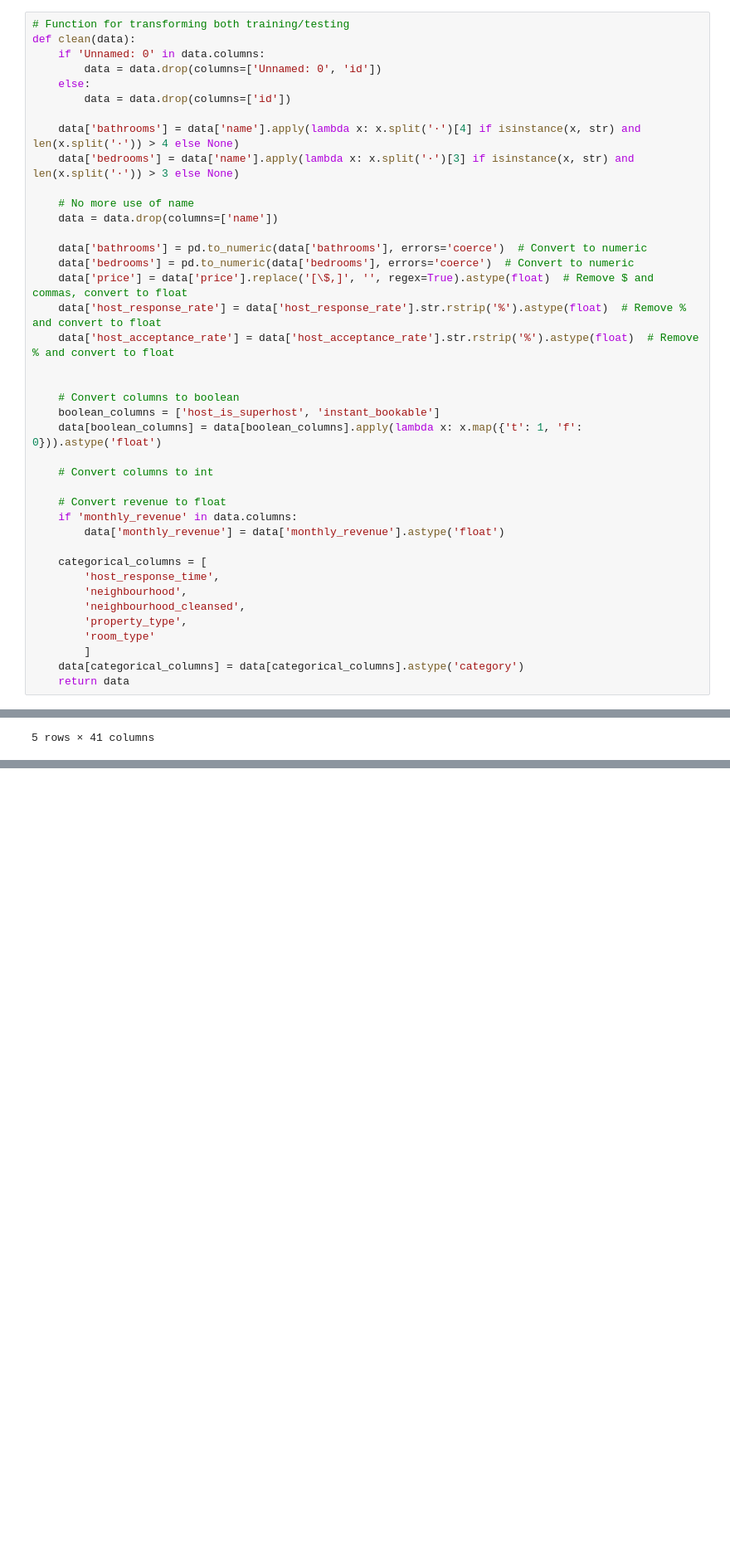
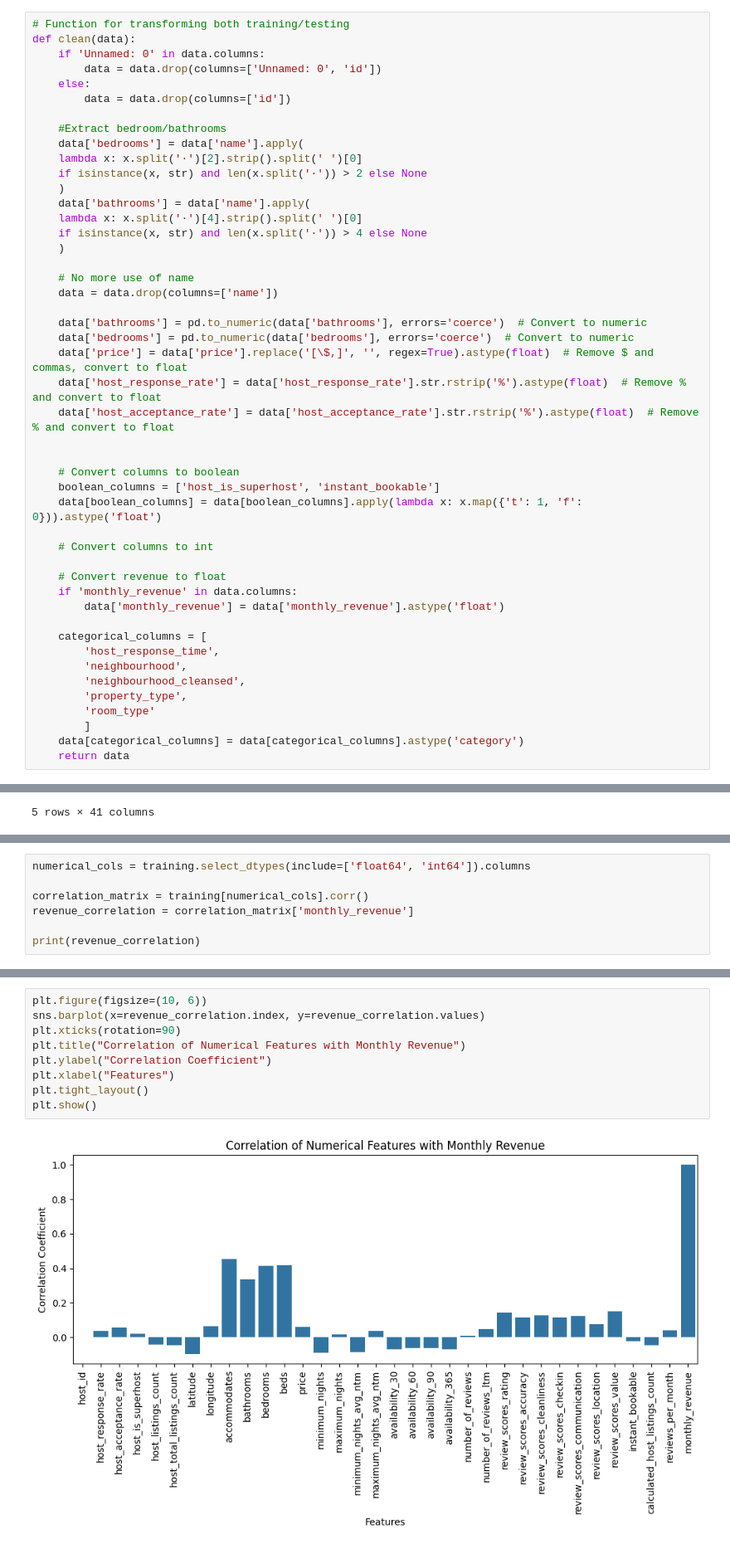
Before and after one commit to the-anh-hoang/WiDSCase, a Jupyter notebook: wrangle.ipynb, the cells around one changed output, grey strips where cells are left out. Shown: that part at 83% size. Cells and saved outputs as stored; diff of their text form; blank space fills up the shorter version.

```diff
--- a/wrangle.ipynb
+++ b/wrangle.ipynb
@@ -8,8 +10,15 @@ def clean(data):
     else:
         data = data.drop(columns=['id'])
 
-    data['bathrooms'] = data['name'].apply(lambda x: x.split('·')[4] if isinstance(x, str) and len(x.split('·')) > 4 else None)
-    data['bedrooms'] = data['name'].apply(lambda x: x.split('·')[3] if isinstance(x, str) and len(x.split('·')) > 3 else None)
+    #Extract bedroom/bathrooms
+    data['bedrooms'] = data['name'].apply(
+    lambda x: x.split('·')[2].strip().split(' ')[0]
+    if isinstance(x, str) and len(x.split('·')) > 2 else None
+    )
+    data['bathrooms'] = data['name'].apply(
+    lambda x: x.split('·')[4].strip().split(' ')[0]
+    if isinstance(x, str) and len(x.split('·')) > 4 else None
+    )
 
     # No more use of name
     data = data.drop(columns=['name'])
@@ -87,0 +116,7 @@ dtype: object
+# %%
+numerical_cols = training.select_dtypes(include=['float64', 'int64']).columns
+
+correlation_matrix = training[numerical_cols].corr()
+revenue_correlation = correlation_matrix['monthly_revenue']
+
+print(revenue_correlation)
@@ -87,0 +141,11 @@ dtype: object
+# %%
+plt.figure(figsize=(10, 6))
+sns.barplot(x=revenue_correlation.index, y=revenue_correlation.values)
+plt.xticks(rotation=90)
+plt.title("Correlation of Numerical Features with Monthly Revenue")
+plt.ylabel("Correlation Coefficient")
+plt.xlabel("Features")
+plt.tight_layout()
+plt.show()
+# %% [output]
+[figure, added]
```
Also changed, not shown: parts of 8 cells of this notebook.
